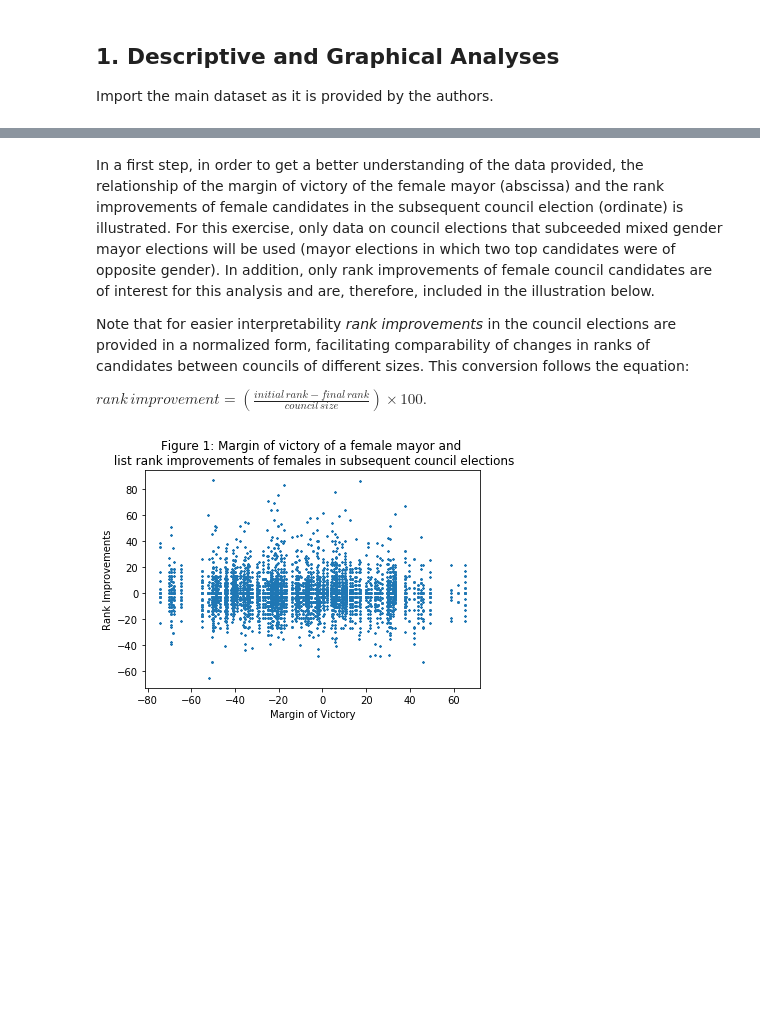
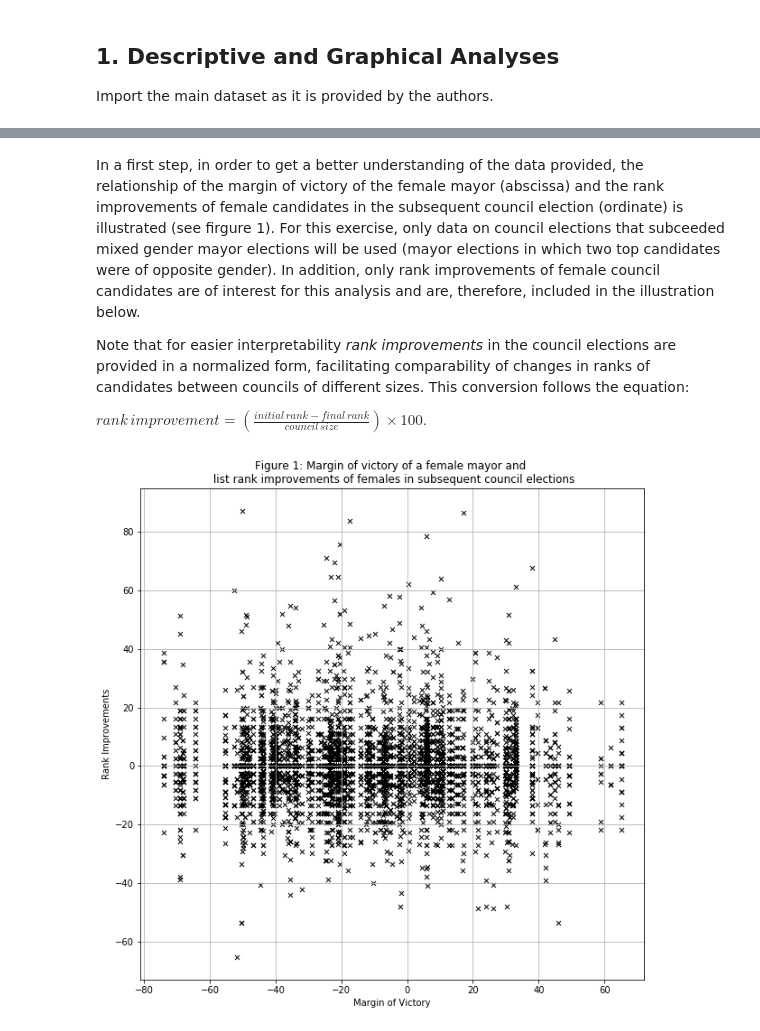
Before and after one commit to DaLueke/replication-baskeran-hessami-2018, a Jupyter notebook: student_project.ipynb, the cells around one changed output, grey strips where cells are left out. Saved outputs shown, nothing was run; the diff lists cells and outputs as text; code cells hidden in the pictures; blank space fills up the shorter version.

Commit message:
Added analysis of figure 1 and 2. Added Rdd Plot. Small bugfix in the RDD_plot function.

```diff
--- a/student_project.ipynb
+++ b/student_project.ipynb
@@ -88,7 +89,7 @@ df_main_dataset.head(10)
 | 8 | 411000 | 2001.0 | 4110002001 | NaN | 1.0 | 1.0 | 0.000000 | 0.0 | 0.0 | ... |
 | 9 | 411000 | 2001.0 | 4110002001 | NaN | 0.0 | 0.0 | 15.492958 | 11.0 | 1.0 | ... |
 # %% [markdown]
-In a first step, in order to get a better understanding of the data provided, the relationship of the margin of victory of the female mayor (abscissa) and the rank improvements of female candidates in the subsequent council election (ordinate) is illustrated. For this exercise, only data on council elections that subceeded mixed gender mayor elections will be used (mayor elections in which two top candidates were of opposite gender). In addition, only rank improvements of female council candidates are of interest for this analysis and are, therefore, included in the illustration below.
+In a first step, in order to get a better understanding of the data provided, the relationship of the margin of victory of the female mayor (abscissa) and the rank improvements of female candidates in the subsequent council election (ordinate) is illustrated (see firgure 1). For this exercise, only data on council elections that subceeded mixed gender mayor elections will be used (mayor elections in which two top candidates were of opposite gender). In addition, only rank improvements of female council candidates are of interest for this analysis and are, therefore, included in the illustration below.
 
 Note that for easier interpretability *rank improvements* in the council elections are provided in a normalized form, facilitating comparability of changes in ranks of candidates between councils of different sizes. This conversion follows the equation:
 
@@ -96,20 +97,22 @@ $ rank \, improvement = (\frac{initial \, rank - final \, rank}{council \, size}
 # %%
 # Create a dataset that only contains observations on (a) mixed gender mayor elections and
 # (b) on rank improvements of female council candidates.
 rdd_data = df_main_dataset.loc[(df_main_dataset.female == 1) & (df_main_dataset.rdd_sample == 1)]
 
+#### TODO: Move the number of observation stuff into a seperate block after discussing fig 1.
 # Get the number of observations of mixed gender mayor elections.
-N = len(rdd_data.loc[rdd_data[['gkz', 'jahr']].drop_duplicates().index])
+#N = len(rdd_data.loc[rdd_data[['gkz', 'jahr']].drop_duplicates().index])
+#print('The number of observations on mixed gender mayor elections is N={}'.format(N))
 
 ####TODO: This plot creation can be done using an auxiliary function for better readability of this notebook.
-####TODO: Some of the gaps (especially in the vertical dimension) might be due to a resolution problem when displaying the image.
-####TODO: Hence, zoom in to check. Maybe one more reason to export this code into aux and import the figure as png.
 # Create a scatter plot that shows all combinations of the margin of victory of a female
 # in a mixed gender mayor lection and the rank improvements of female candidates in subsequent council elections.
-plt.scatter(x=rdd_data['margin_1'], y=rdd_data['gewinn_norm'], marker = 'x', s=3)
+plt.figure(figsize=(10,10))
+plt.scatter(x=rdd_data['margin_1'], y=rdd_data['gewinn_norm'], marker = 'x', s=25, color='k', linewidth=1)
 plt.title(label='Figure 1: Margin of victory of a female mayor and \n list rank improvements of females in subsequent council elections')
 plt.xlabel('Margin of Victory')
 plt.ylabel('Rank Improvements')
+plt.grid()
 plt.show()
 # %% [output]
-[figure, old version]
+[figure, new version]
```
Also changed, not shown: parts of 5 cells of this notebook, 1 other file.
